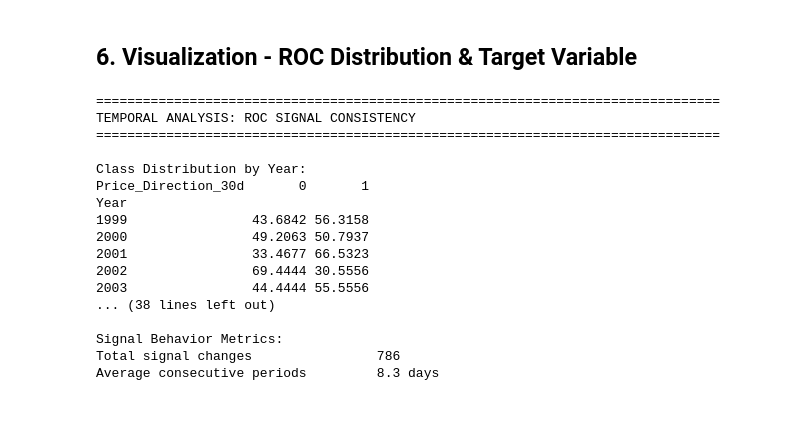
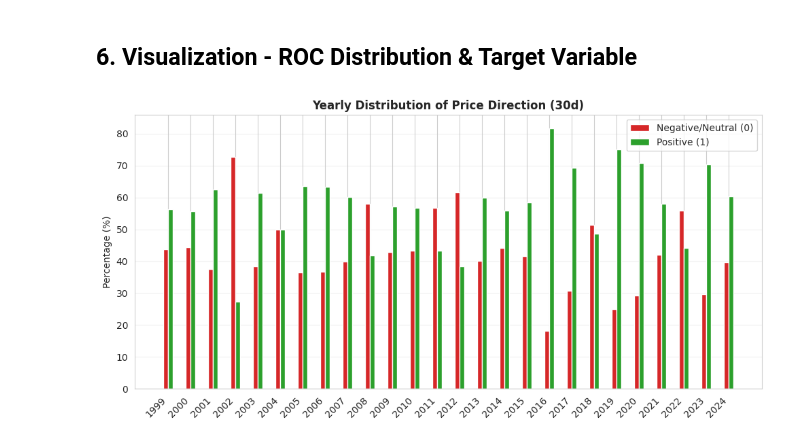
Before and after one commit to dansil2301/BasicStockPricePrediction, a Jupyter notebook: Analysis/RandomForest.ipynb, the cells around one changed output. Saved outputs shown, nothing was run; the diff lists cells and outputs as text; code cells hidden in the pictures; blank space fills up the shorter version.

```diff
--- a/Analysis/RandomForest.ipynb
+++ b/Analysis/RandomForest.ipynb
@@ -170,46 +152,53 @@ print("✓ Visualization complete")
 # %% [markdown]
 ## 6. Visualization - ROC Distribution & Target Variable
 # %%
-# Analyze temporal patterns of ROC signals
-print("=" * 80)
-print("TEMPORAL ANALYSIS: ROC SIGNAL CONSISTENCY")
-print("=" * 80)
+# Ensure Date is datetime
+df['Date'] = pd.to_datetime(df['Date'], errors='coerce')
 
-# Extract year for temporal analysis
+# Create Year column safely
 df['Year'] = df['Date'].dt.year
-df['Month'] = df['Date'].dt.month
 
-# Signal consistency by year
-print("\nClass Distribution by Year:")
-print(pd.crosstab(df['Year'], df['Price_Direction_30d'], normalize='index') * 100)
+# Drop rows where Year couldn't be extracted
+df_clean = df.dropna(subset=['Year'])
 
-# Signal consistency by month (overall trend)
-print("\nClass Distribution by Month (Overall):")
-monthly_signal = pd.crosstab(df['Month'], df['Price_Direction_30d'], normalize='index') * 100
-print(monthly_signal)
+# Compute yearly percentages
+yearly_pct = pd.crosstab(
+    df_clean['Year'],
+    df_clean['Price_Direction_30d'],
+    normalize='index'
+) * 100
 
-# Identify consecutive signals
-df['Signal'] = df['Price_Direction_30d'].ffill()
-signal_changes = (df['Price_Direction_30d'] != df['Price_Direction_30d'].shift()).sum()
+# Ensure both classes exist
+yearly_pct = yearly_pct.reindex(columns=[0, 1], fill_value=0)
 
-print(f"\nSignal Behavior Metrics:")
-print(f"{'Total signal changes':<35} {signal_changes}")
-print(f"{'Average consecutive periods':<35} {len(df) / (signal_changes + 1):.1f} days")
+# Plot
+fig, ax = plt.subplots(figsize=(10, 5))
+
+spacing = 1.6
+x = [i * spacing for i in range(len(yearly_pct))]
+width = 0.35
+
+bars1 = ax.bar([i - width/2 for i in x], yearly_pct[0],
+               width, label='Negative/Neutral (0)', color='#d62728')
+
+bars2 = ax.bar([i + width/2 for i in x], yearly_pct[1],
+               width, label='Positive (1)', color='#2ca02c')
+
+ax.set_xticks(x)
+ax.set_xticklabels(yearly_pct.index.astype(int), rotation=45, ha='right')
+ax.set_ylabel('Percentage (%)')
+ax.set_title('Yearly Distribution of Price Direction (30d)', fontweight='bold')
+ax.legend()
+ax.grid(axis='y', alpha=0.3)
+
+# Annotate
+for bars in [bars1, bars2]:
+    for bar in bars:
+        h = bar.get_height()
+        ax.text(bar.get_x() + bar.get_width()/2, h,
+                f'', ha='center', va='bottom', fontsize=9)
+
+plt.tight_layout()
+plt.show()
 # %% [output]
-================================================================================
-TEMPORAL ANALYSIS: ROC SIGNAL CONSISTENCY
-================================================================================
-
-Class Distribution by Year:
-Price_Direction_30d       0       1
-Year
-1999                43.6842 56.3158
-2000                49.2063 50.7937
-2001                33.4677 66.5323
-2002                69.4444 30.5556
-2003                44.4444 55.5556
-... (38 lines left out)
-
-Signal Behavior Metrics:
-Total signal changes                786
-Average consecutive periods         8.3 days
+[figure, added]
```
Also changed, not shown: parts of 17 cells of this notebook, 1 other file.
